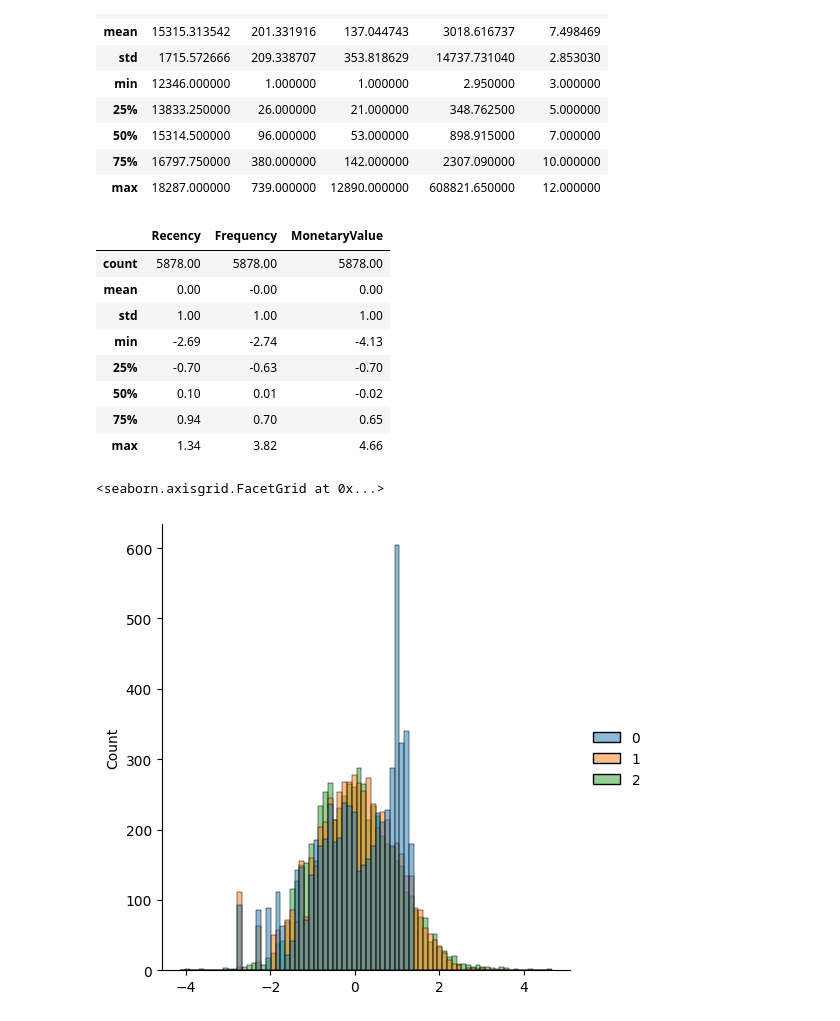
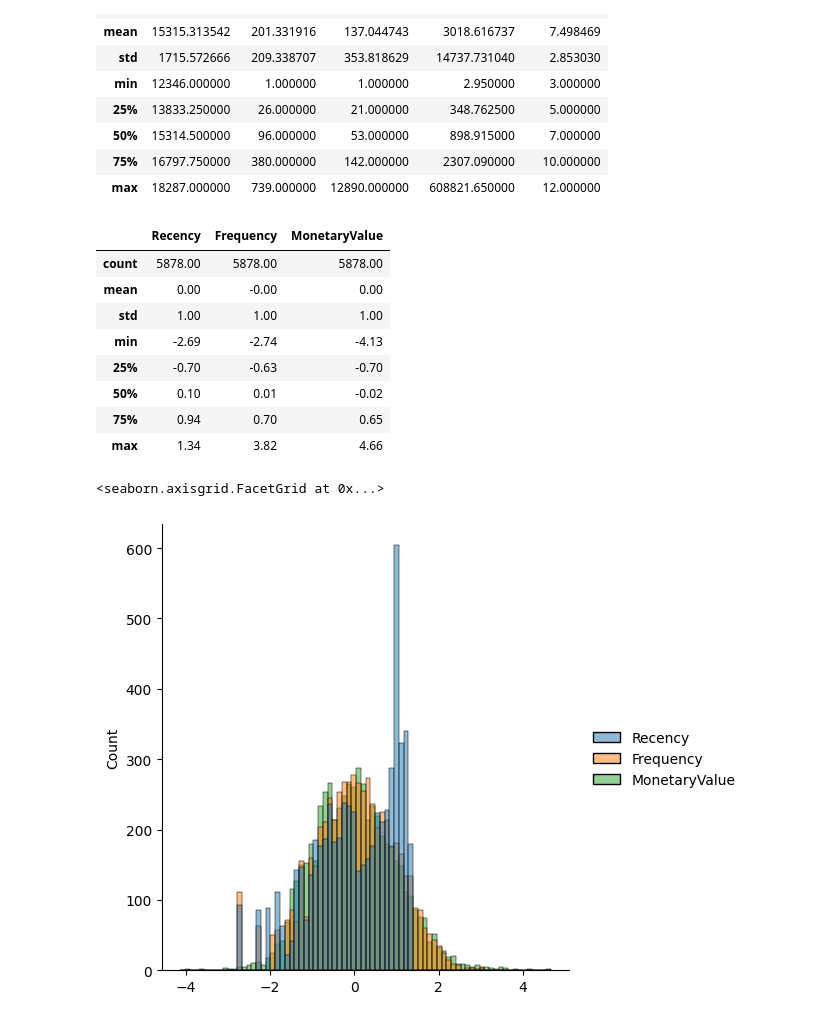
Before and after one commit to antobzzll/antobzzll.github.io, a Jupyter notebook: posts/online-retail-customer-segmentation/index.ipynb, the cells around one changed output. Saved outputs shown, nothing was run; the diff lists cells and outputs as text; code cells hidden in the pictures.

```diff
--- a/posts/online-retail-customer-segmentation/index.ipynb
+++ b/posts/online-retail-customer-segmentation/index.ipynb
@@ -256,24 +256,24 @@ datamart.describe()
 # %%
 cols_data = ['Recency', 'Frequency', 'MonetaryValue']
 datamart_rfm = datamart[cols_data].copy()
 
 datamart_log = np.log(datamart_rfm) # log transform
 
 # centering and scaling
 from sklearn.preprocessing import StandardScaler
 datamart_normalized = StandardScaler().fit_transform(datamart_log)
-datamart_normalized_df = pd.DataFrame(datamart_normalized, columns=cols_data).describe().round(2)
-display(datamart_normalized_df)
-sns.displot(pd.DataFrame(datamart_normalized))
+datamart_normalized_df = pd.DataFrame(datamart_normalized, columns=cols_data)
+display(pd.DataFrame(datamart_normalized, columns=cols_data).describe().round(2))
+sns.displot(pd.DataFrame(datamart_normalized, columns=cols_data))
 # %% [output]
 |  | Recency | Frequency | MonetaryValue |
 | count | 5878.00 | 5878.00 | 5878.00 |
 | mean | 0.00 | -0.00 | 0.00 |
 | std | 1.00 | 1.00 | 1.00 |
 | min | -2.69 | -2.74 | -4.13 |
 | 25% | -0.70 | -0.63 | -0.70 |
 | 50% | 0.10 | 0.01 | -0.02 |
 | 75% | 0.94 | 0.70 | 0.65 |
 | max | 1.34 | 3.82 | 4.66 |
 <seaborn.axisgrid.FacetGrid at 0x...>
-[figure, old version]
+[figure, new version]
```
Also changed, not shown: parts of 6 cells of this notebook, 1 other file.
